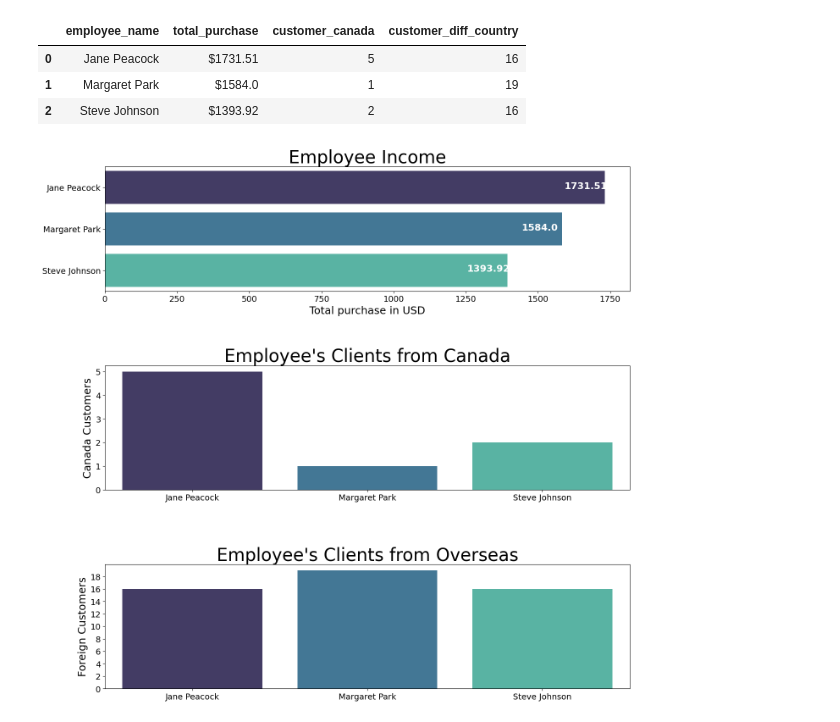
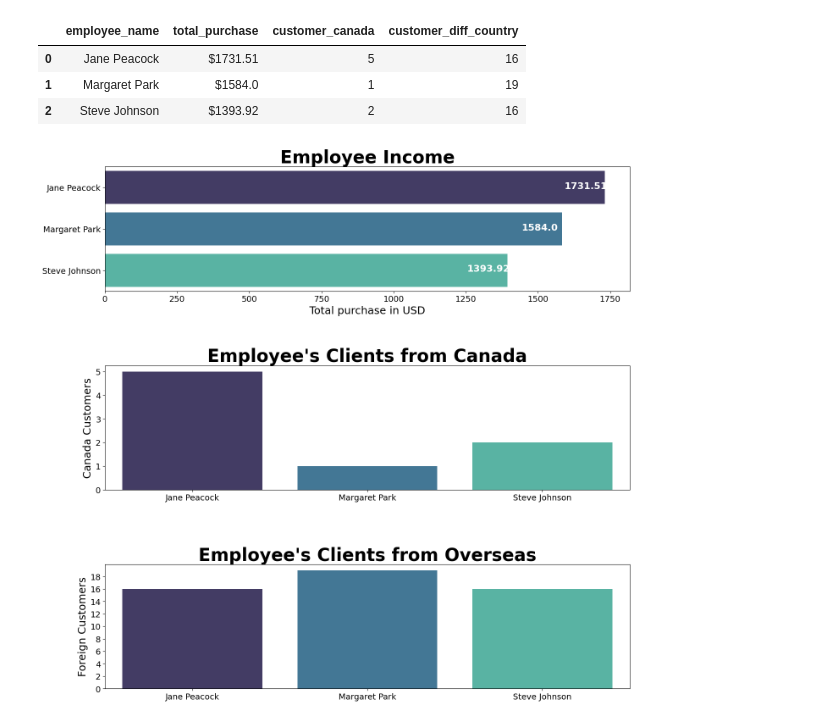
Before and after one commit to MuhammadAwon/datascience-projects, a Jupyter notebook: Projects/chinook-data-analysis-using-sql/chinook-database.ipynb, the cells around one changed output. Saved outputs shown, nothing was run; the diff lists cells and outputs as text; code cells hidden in the pictures.

```diff
--- a/Projects/chinook-data-analysis-using-sql/chinook-database.ipynb
+++ b/Projects/chinook-data-analysis-using-sql/chinook-database.ipynb
@@ -184,13 +181,16 @@ df
 # Plot sold tracks in USA by genre in %
 fig, ax = plt.subplots(figsize=(8, 6))
 
-df['percentage_sold'].sort_values().plot.bar(color='darkgreen', rot=0)
-plt.setp(ax.get_xticklabels(), rotation=45, ha='right', rotation_mode='anchor')
-ax.set_title('Sold Albums and Tracks by Genre', fontsize=25)
+df['percentage_sold'].sort_values().plot.barh(color='slateblue', rot=0)
+ax.set_title('Sold Albums and Tracks by Genre', fontsize=25, fontweight='bold')
 ax.tick_params(axis='both', labelsize=14, left=False)
-ax.set_xlabel(None)
+ax.set_xlabel('Percentage Sold', fontsize=14)
+ax.set_ylabel(None)
+# Display bar values
+for i, v in enumerate(df['percentage_sold'][::-1]): # inverse the list to display appropiate values
+    ax.text(v + 0.2, i - 0.1, str(v))
 
-ax.grid(color='darkred', axis='y')
+
 ax.spines['top'].set_visible(False)
 ax.spines['right'].set_visible(False)
 ax.spines['left'].set_visible(False)
@@ -298,7 +287,6 @@ df1
 | 1 | Margaret Park | $1584.0 | 1 | 19 |
 | 2 | Steve Johnson | $1393.92 | 2 | 16 |
 # %%
-from matplotlib.ticker import MaxNLocator
 # Remove '$' sign from 'total_purchase' and convert data type to 'float'
 total_purchase = df1['total_purchase'].str.replace('$', '', regex=False).str.strip()
 
@@ -311,36 +299,36 @@ fig, (ax1, ax2, ax3) = plt.subplots(nrows=3, ncols=1, figsize=(16, 16))
 
 # Plot employee income
 sns.barplot(ax=ax1, x='total_purchase_float', y='employee_name', data=df1, palette='mako')
-ax1.set_title('Employee Income', fontsize=30)
+ax1.set_title('Employee Income', fontsize=30, fontweight='bold')
 ax1.set_xlabel('Total purchase in USD', fontsize=18)
 ax1.set_ylabel(None)
 plt.setp(ax1.get_xticklabels(), fontsize=14)
 plt.setp(ax1.get_yticklabels(), fontsize=14)
 # Add bar values
 for i, v in enumerate(df1['total_purchase_float']):
     ax1.text(v - 140, i + 0.03, str(v), fontsize=16, fontweight='bold', color='white')
 
 # Plot employee's clients from Canada
 sns.barplot(ax=ax2, x='employee_name', y='customer_canada', data=df1, palette='mako')
-ax2.set_title("Employee's Clients from Canada", fontsize=30)
+ax2.set_title("Employee's Clients from Canada", fontsize=30, fontweight='bold')
 ax2.set_xlabel(None)
 ax2.set_ylabel('Canada Customers', fontsize=18)
 plt.setp(ax2.get_xticklabels(), fontsize=14)
 plt.setp(ax2.get_yticklabels(), fontsize=14)
 
 # Plot employee's clients from overseas
 sns.barplot(ax=ax3, x='employee_name', y='customer_diff_country', data=df1, palette='mako')
-ax3.set_title("Employee's Clients from Overseas", fontsize=30)
+ax3.set_title("Employee's Clients from Overseas", fontsize=30, fontweight='bold')
 ax3.set_xlabel(None)
 ax3.set_ylabel('Foreign Customers', fontsize=18)
 plt.setp(ax3.get_xticklabels(), fontsize=14)
 plt.setp(ax3.get_yticklabels(), fontsize=14)
 # Convert yaxis ticks from float to integer
 ax3.yaxis.set_major_locator(MaxNLocator(integer=True))
 
 
 # Add spaces between plots
 fig.subplots_adjust(hspace=0.6)
 plt.show()
 # %% [output]
-[figure, old version]
+[figure, new version]
```
Also changed, not shown: parts of 10 cells of this notebook.
